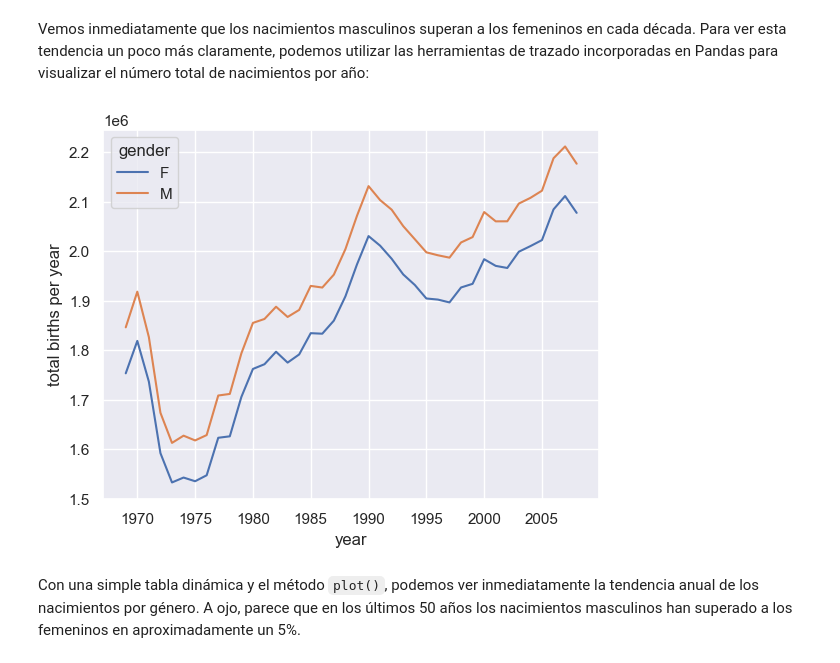
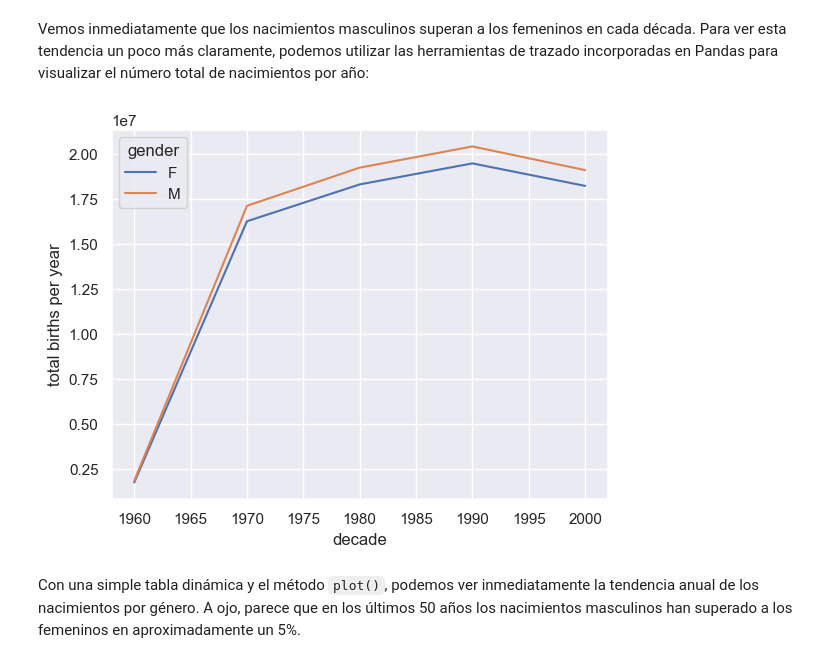
Before and after one commit to diego-dng/0426_DS_VITORIA-GASTEIZ, a Jupyter notebook: 2-Data_analysis/2-Pandas/Teoría/3_Agrupaciones.ipynb, the cells around one changed output. Saved outputs shown, nothing was run; the diff lists cells and outputs as text; code cells hidden in the pictures.

```diff
--- a/2-Data_analysis/2-Pandas/Teoría/3_Agrupaciones.ipynb
+++ b/2-Data_analysis/2-Pandas/Teoría/3_Agrupaciones.ipynb
@@ -1500,10 +1605,10 @@ Para ver esta tendencia un poco más claramente, podemos utilizar las herramient
 # %%
 %matplotlib inline
 import matplotlib.pyplot as plt
 sns.set()  # use Seaborn styles
-births.pivot_table('births', index='year', columns='gender', aggfunc='sum').plot()
+births.pivot_table('births', index='decade', columns='gender', aggfunc='sum').plot()
 plt.ylabel('total births per year');
 # %% [output]
-[figure, old version]
+[figure, new version]
 # %% [markdown]
 Con una simple tabla dinámica y el método ``plot()``, podemos ver inmediatamente la tendencia anual de los nacimientos por género. A ojo, parece que en los últimos 50 años los nacimientos masculinos han superado a los femeninos en aproximadamente un 5%.
```
Also changed, not shown: parts of 24 cells of this notebook, 2 other files.
